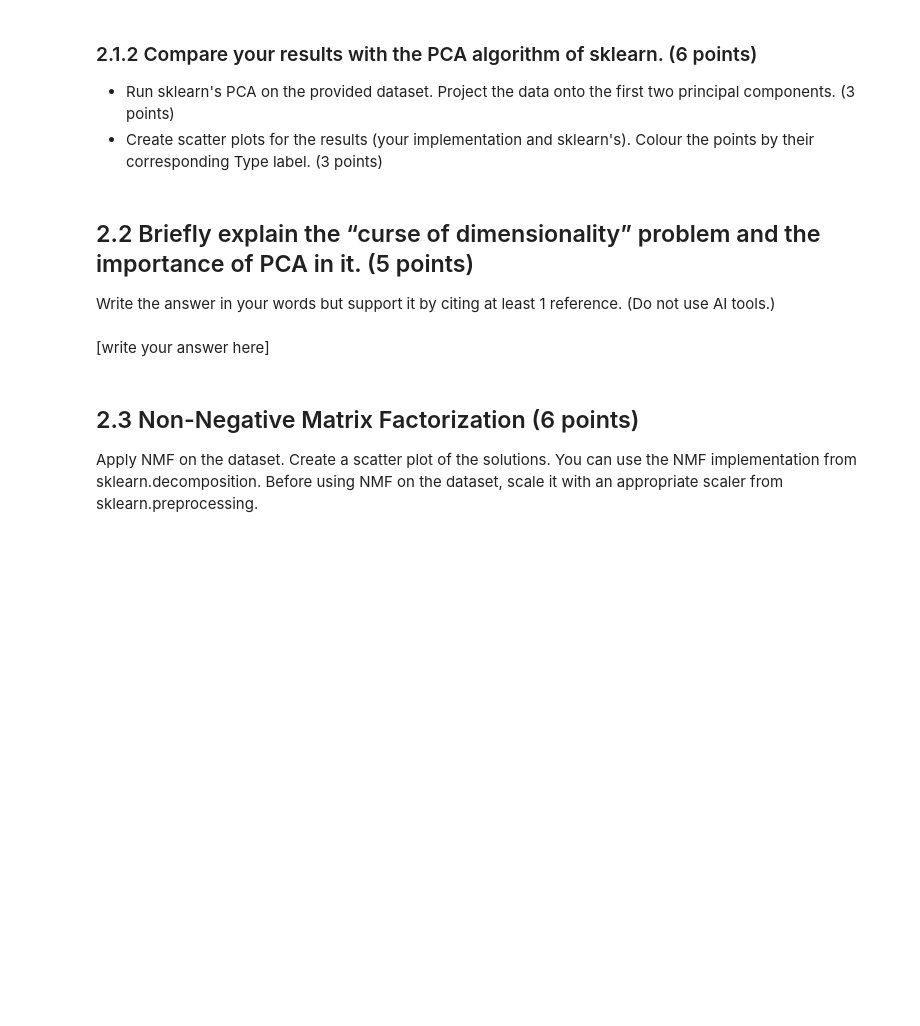
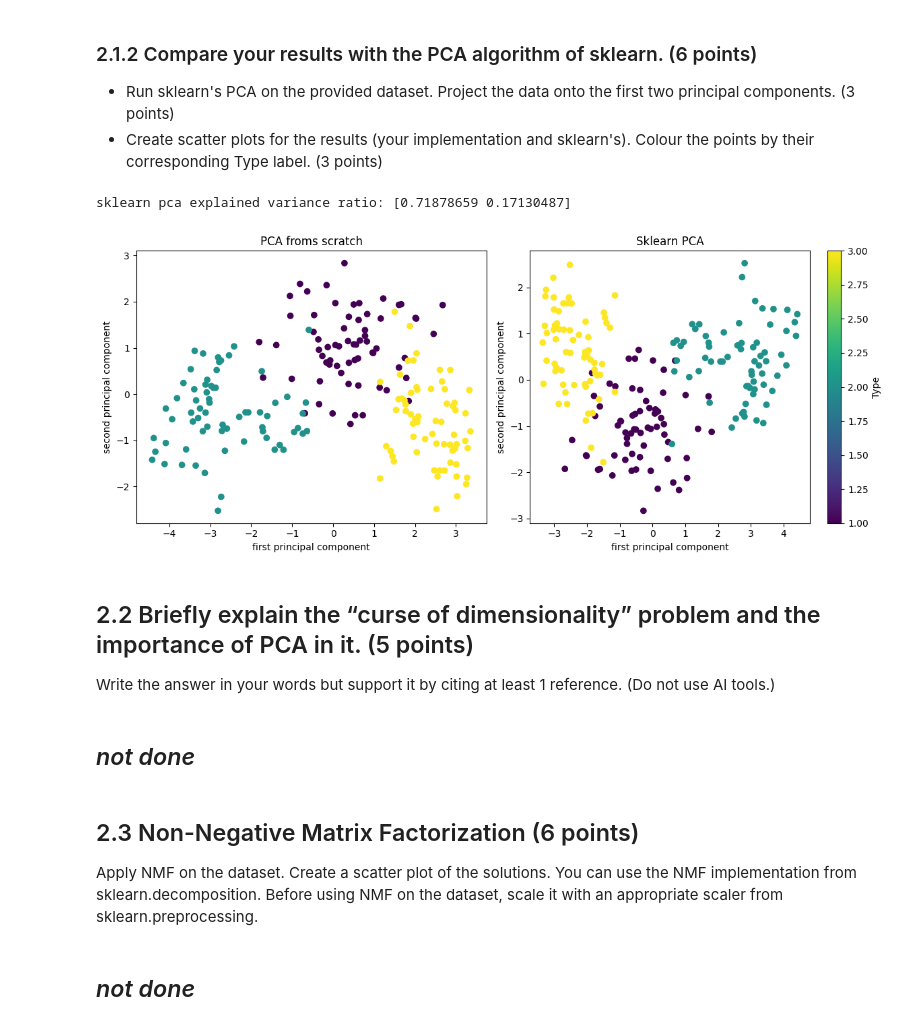
Before and after one commit to flowy-git/FDA, a Jupyter notebook: Lab2/Task2_Dimensionality_Reduction.ipynb, the cells around one changed output. Saved outputs shown, nothing was run; the diff lists cells and outputs as text; code cells hidden in the pictures; blank space fills up the shorter version.

```diff
--- a/Lab2/Task2_Dimensionality_Reduction.ipynb
+++ b/Lab2/Task2_Dimensionality_Reduction.ipynb
@@ -22,12 +51,39 @@
 ### 2.1.2 Compare your results with the PCA algorithm of sklearn. (6 points)
 - Run sklearn's PCA on the provided dataset. Project the data onto the first two principal components. (3 points)
 - Create scatter plots for the results (your implementation and sklearn's). Colour the points by their corresponding Type label. (3 points)
+# %%
+sklearn_pca = PCA(n_components=2)
+sklearn_transformed = sklearn_pca.fit_transform(X_scaled)
+
+print("sklearn pca explained variance ratio:", sklearn_pca.explained_variance_ratio_)
+# %% [output]
+sklearn pca explained variance ratio: [0.71878659 0.17130487]
+# %%
+fig, (ax1, ax2) = plt.subplots(1, 2, figsize=(12, 5))
+
+ax1.scatter(pc1, pc2, c=y, cmap='viridis')
+ax1.set_title('PCA froms scratch')
+ax1.set_xlabel('first principal component')
+ax1.set_ylabel('second principal component')
+
+ax2.scatter(sklearn_transformed[:, 0], sklearn_transformed[:, 1], c=y, cmap='viridis')
+ax2.set_title('Sklearn PCA')
+ax2.set_xlabel('first principal component')
+ax2.set_ylabel('second principal component')
+
+plt.colorbar(ax2.collections[0], label='Type')
+plt.tight_layout()
+plt.show()
+# %% [output]
+[figure, added]
 # %% [markdown]
 ## 2.2 Briefly explain the “curse of dimensionality” problem and the importance of PCA in it. (5 points)
 Write the answer in your words but support it by citing at least 1 reference. (Do not use AI tools.)
 # %% [markdown]
-[write your answer here]
+## *not done*
 # %% [markdown]
 ## 2.3 Non-Negative Matrix Factorization (6 points)
 
 Apply NMF on the dataset. Create a scatter plot of the solutions. You can use the NMF implementation from sklearn.decomposition. Before using NMF on the dataset, scale it with an appropriate scaler from sklearn.preprocessing.
+# %% [markdown]
+## *not done*
```
Also changed, not shown: parts of 2 cells of this notebook.
